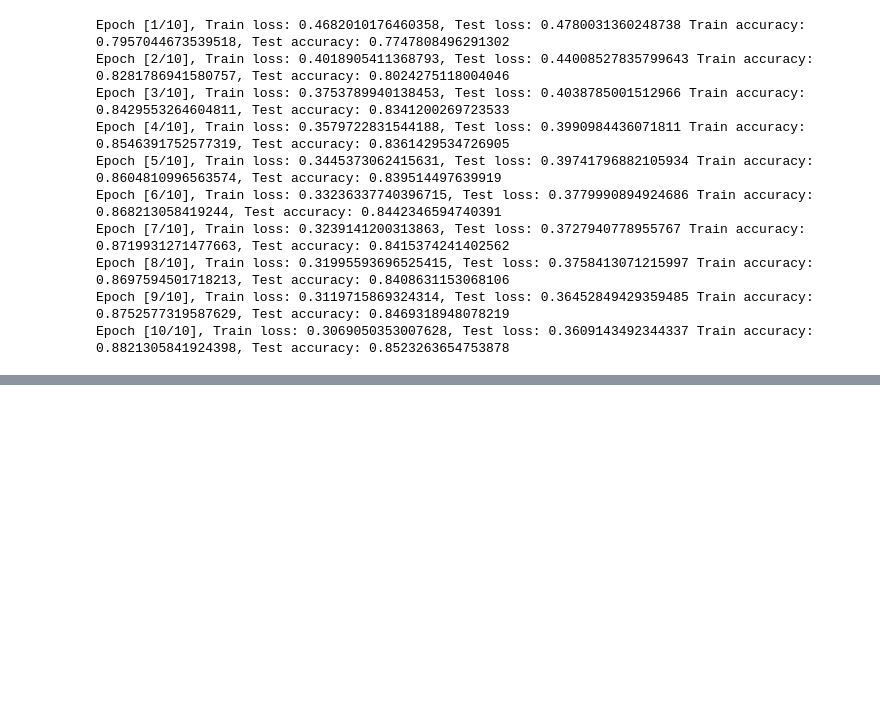
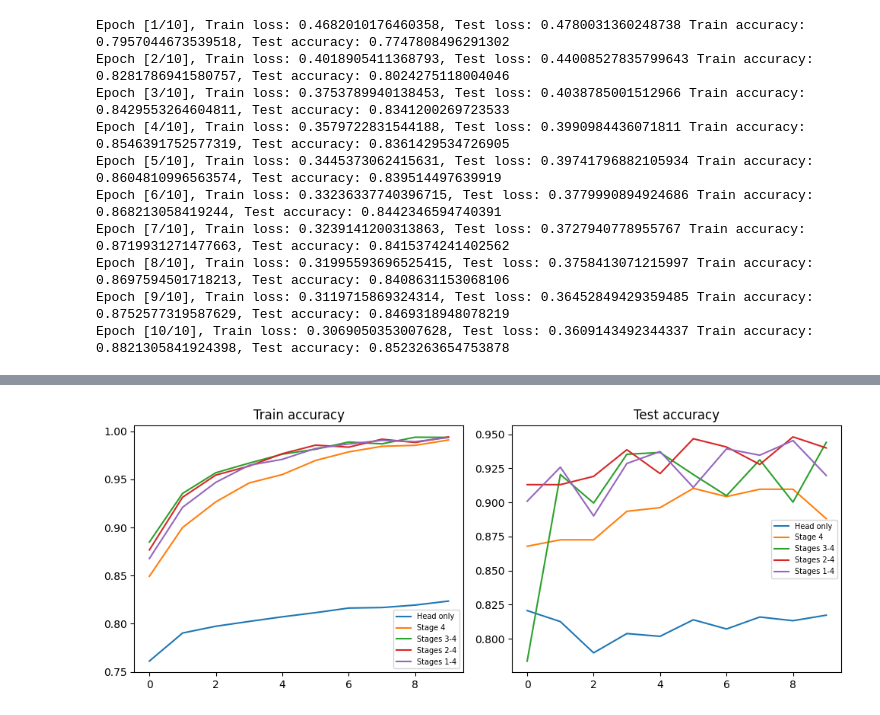
Before and after one commit to mariaserov/ML_BreakHis, a Jupyter notebook: scr/ConvNeXT-V2-test-architec.ipynb, the cells around one changed output, grey strips where cells are left out. Drawn from its saved outputs; the diff is of its cells as text; code cells hidden in the pictures; blank space fills up the shorter version.

Commit message:
Unfreezing test with array jobs on full data

```diff
--- a/scr/ConvNeXT-V2-test-architec.ipynb
+++ b/scr/ConvNeXT-V2-test-architec.ipynb
@@ -132,5 +134,5 @@ Epoch [10/10], Train loss: 0.3069050353007628, Test loss: 0.3609143492344337 Tra
 # %%
-n_epochs = 20
+n_epochs = 10
 
 models = ['Head only', 'Stage 4', 'Stages 3-4', 'Stages 2-4', 'Stages 1-4']
 perf_train = pd.DataFrame(index=range(n_epochs), columns=models)
@@ -150,7 +152,7 @@ for i in range(n_stages+1):
     model = timm.create_model('convnextv2_atto.fcmae', pretrained=True, num_classes=2)
     optimiser = optim.Adam(
         [p for p in model.parameters() if p.requires_grad],
-        lr=1e-3)
+        lr=1e-4)
 
     for param in model.parameters():
         param.requires_grad = False
@@ -237,0 +255,22 @@ Epoch 1/20: Train Accuracy 0.7951890034364261, Test Accuracy 0.7875927174645988
+# %%
+import matplotlib.pyplot as plt
+
+f, ax = plt.subplots(nrows = 1, ncols=2, figsize = (10, 4))
+
+for i, df in enumerate([perf_train, perf_test]):
+
+    for col in df.columns:
+        ax[i].plot(range(perf_test.shape[0]), df.loc[:, col], label = col)
+
+    if i == 0:
+        ax[i].set_title("Train accuracy")
+    else:
+        ax[i].set_title("Test accuracy")
+
+    ax[i].legend(prop={'size': 7})
+
+plt.tight_layout()
+plt.savefig("unfreeze_accuracy.png")
+plt.show()
+# %% [output]
+[figure, added]
```
Also changed, not shown: parts of 2 cells of this notebook, 11 other files.
